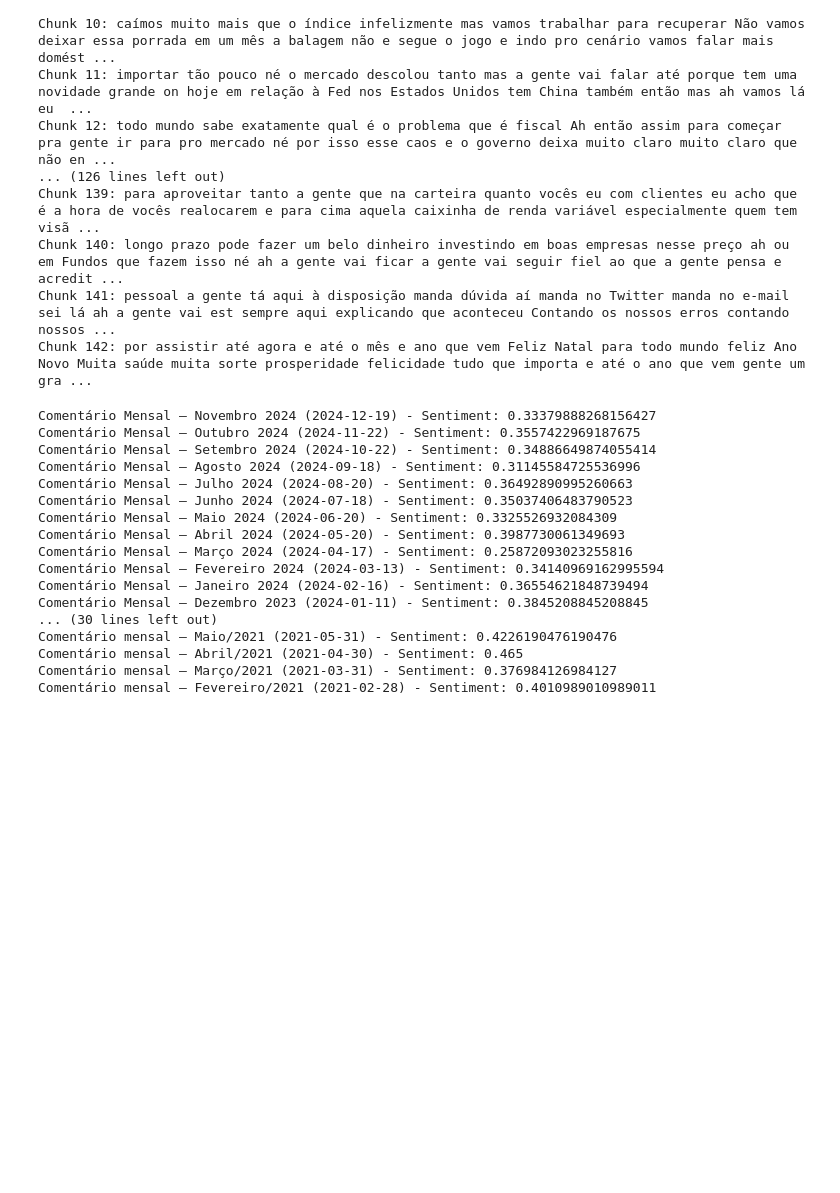
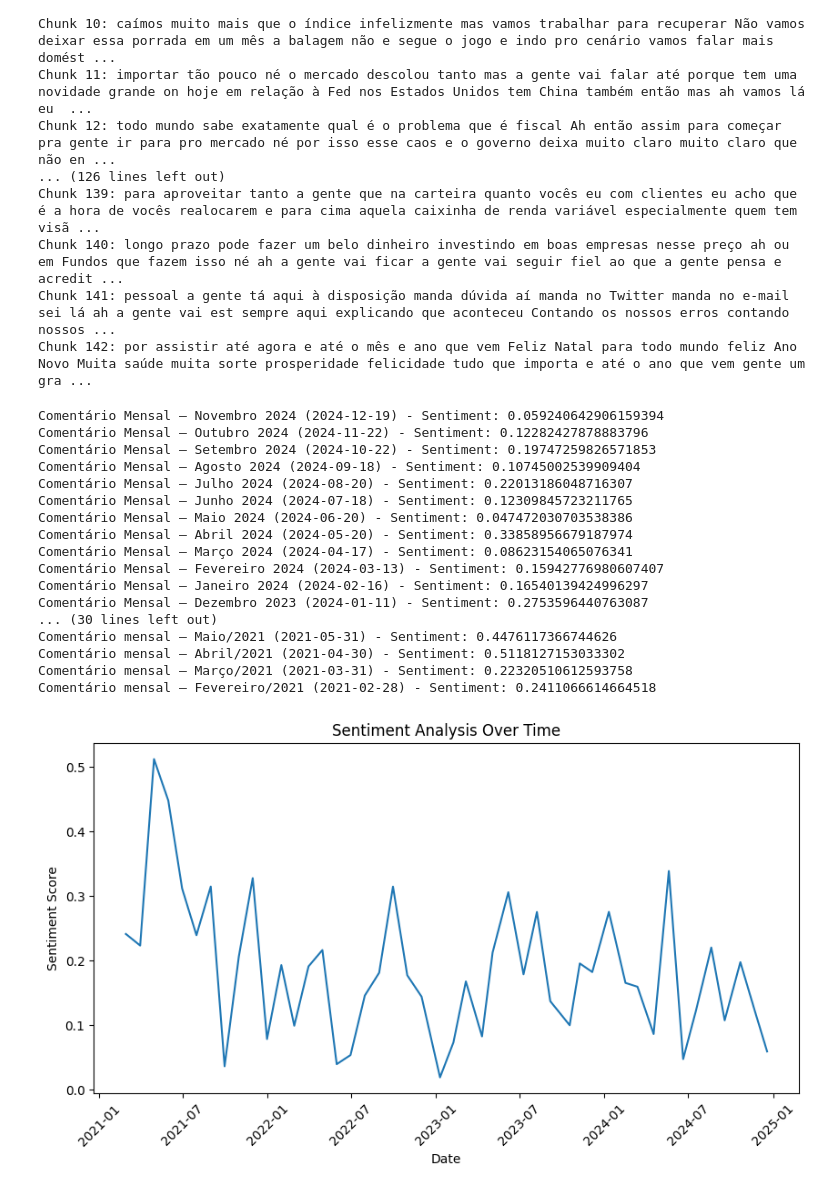
Before and after one commit to ianaraujo/bert-finance-sentiment, a Jupyter notebook: notebooks/encore_sentiment.ipynb, the cells around one changed output. Saved outputs shown, nothing was run; the diff lists cells and outputs as text; code cells hidden in the pictures; blank space fills up the shorter version.

```diff
--- a/encore_sentiment.ipynb
+++ b/notebooks/encore_sentiment.ipynb
@@ -5,5 +9,5 @@ from transformers import AutoTokenizer, BertForSequenceClassification, pipeline
 # %%
-conn = sqlite3.connect('letters.db')
+conn = sqlite3.connect('../letters.db')
 cursor = conn.cursor()
 
 res = cursor.execute("""
@@ -84,39 +88,53 @@ Chunk 142: por assistir até agora e até o mês e ano que vem Feliz Natal para
 # %%
 pred_mapper = {
     "POSITIVE": 1,
-    "NEUTRAL": .5,
+    "NEUTRAL": -1,
     "NEGATIVE": 0
-  }
-
+}
 
 for letter in letters:
     text = letter['content']
     chunks = generate_chunks(text, 100)
 
-    sentiment = 0
+    results = list(map(finbert, chunks))
 
-    for chunk in chunks:
-        result = finbert(chunk)
-        sentiment += pred_mapper[result[0]['label']]
+    chunk_sentiments = [
+        pred_mapper.get(res[0]['label'], 0) * (1 + res[0]['score'])
+        for res in results if res[0]['label'] != 'NEUTRAL'
+    ]
 
-    avg_sentiment = sentiment / len(chunks)
+    avg_sentiment = sum(chunk_sentiments) / len(chunk_sentiments) if chunk_sentiments else 0
+    letter['sentiment'] = avg_sentiment
 
     print(f"{letter['title']} ({letter['date']}) - Sentiment: {avg_sentiment}")
 # %% [output]
-Comentário Mensal – Novembro 2024 (2024-12-19) - Sentiment: 0.33379888268156427
-Comentário Mensal – Outubro 2024 (2024-11-22) - Sentiment: 0.3557422969187675
-Comentário Mensal – Setembro 2024 (2024-10-22) - Sentiment: 0.34886649874055414
-Comentário Mensal – Agosto 2024 (2024-09-18) - Sentiment: 0.31145584725536996
-Comentário Mensal – Julho 2024 (2024-08-20) - Sentiment: 0.36492890995260663
-Comentário Mensal – Junho 2024 (2024-07-18) - Sentiment: 0.35037406483790523
-Comentário Mensal – Maio 2024 (2024-06-20) - Sentiment: 0.3325526932084309
-Comentário Mensal – Abril 2024 (2024-05-20) - Sentiment: 0.3987730061349693
-Comentário Mensal – Março 2024 (2024-04-17) - Sentiment: 0.25872093023255816
-Comentário Mensal – Fevereiro 2024 (2024-03-13) - Sentiment: 0.34140969162995594
-Comentário Mensal – Janeiro 2024 (2024-02-16) - Sentiment: 0.36554621848739494
-Comentário Mensal – Dezembro 2023 (2024-01-11) - Sentiment: 0.3845208845208845
+Comentário Mensal – Novembro 2024 (2024-12-19) - Sentiment: 0.059240642906159394
+Comentário Mensal – Outubro 2024 (2024-11-22) - Sentiment: 0.12282427878883796
+Comentário Mensal – Setembro 2024 (2024-10-22) - Sentiment: 0.19747259826571853
+Comentário Mensal – Agosto 2024 (2024-09-18) - Sentiment: 0.10745002539909404
+Comentário Mensal – Julho 2024 (2024-08-20) - Sentiment: 0.22013186048716307
+Comentário Mensal – Junho 2024 (2024-07-18) - Sentiment: 0.12309845723211765
+Comentário Mensal – Maio 2024 (2024-06-20) - Sentiment: 0.047472030703538386
+Comentário Mensal – Abril 2024 (2024-05-20) - Sentiment: 0.33858956679187974
+Comentário Mensal – Março 2024 (2024-04-17) - Sentiment: 0.08623154065076341
+Comentário Mensal – Fevereiro 2024 (2024-03-13) - Sentiment: 0.15942776980607407
+Comentário Mensal – Janeiro 2024 (2024-02-16) - Sentiment: 0.16540139424996297
+Comentário Mensal – Dezembro 2023 (2024-01-11) - Sentiment: 0.2753596440763087
 ... (30 lines left out)
-Comentário mensal – Maio/2021 (2021-05-31) - Sentiment: 0.4226190476190476
-Comentário mensal – Abril/2021 (2021-04-30) - Sentiment: 0.465
-Comentário mensal – Março/2021 (2021-03-31) - Sentiment: 0.376984126984127
-Comentário mensal – Fevereiro/2021 (2021-02-28) - Sentiment: 0.4010989010989011
+Comentário mensal – Maio/2021 (2021-05-31) - Sentiment: 0.4476117366744626
+Comentário mensal – Abril/2021 (2021-04-30) - Sentiment: 0.5118127153033302
+Comentário mensal – Março/2021 (2021-03-31) - Sentiment: 0.22320510612593758
+Comentário mensal – Fevereiro/2021 (2021-02-28) - Sentiment: 0.2411066614664518
+# %%
+dates = [datetime.strptime(letter["date"], "%Y-%m-%d") for letter in letters]
+sentiments = [letter["sentiment"] for letter in letters]
+
+plt.figure(figsize=(10, 5))
+plt.plot(dates, sentiments)
+plt.xlabel("Date")
+plt.ylabel("Sentiment Score")
+plt.title("Sentiment Analysis Over Time")
+plt.xticks(rotation=45)
+plt.show()
+# %% [output]
+[figure, added]
```
Also changed, not shown: parts of 1 cell of this notebook, 2 other files.
